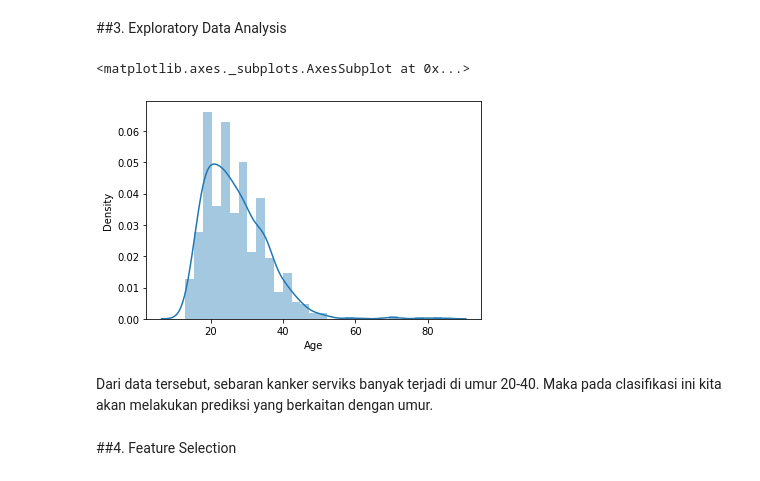
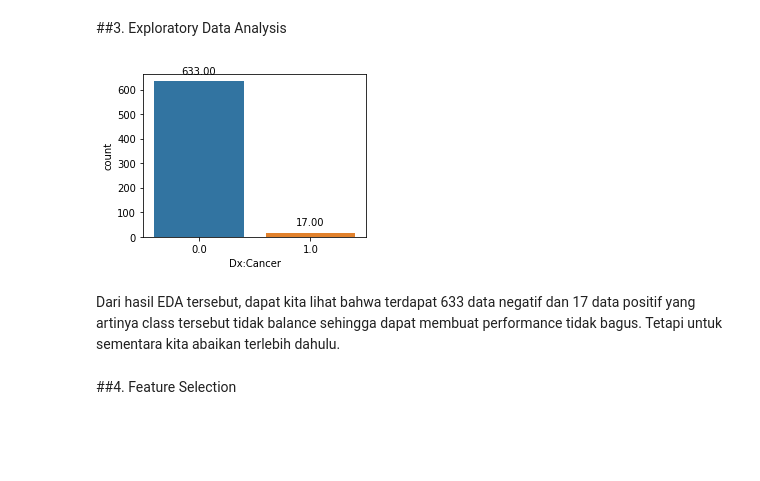
Before and after one commit to azizfath/bddm3, a Jupyter notebook: 20_11_3694_UAS.ipynb, the cells around one changed output. Cells and saved outputs as stored; diff of their text form; code cells hidden in the pictures; blank space fills up the shorter version.

```diff
--- a/20_11_3694_UAS.ipynb
+++ b/20_11_3694_UAS.ipynb
@@ -137,12 +212,15 @@ Kita biarkan terlebih dahulu data yang berupa object karena belum tentu akan dig
 # %% [markdown]
 ##3. Exploratory Data Analysis
-# %%
-#melihat potensi kanker serviks berdasar umur
-sns.distplot(df['Age'])
-# %% [output]
-<matplotlib.axes._subplots.AxesSubplot at 0x...>
-[figure, removed]
-# %% [markdown]
-Dari data tersebut, sebaran kanker serviks banyak terjadi di umur 20-40. Maka pada clasifikasi ini kita akan melakukan prediksi yang berkaitan dengan umur.
+# %%
+#melihat hasil diagnosis kanker serviks
+plt.figure(figsize=(4, 3))
+splot = sns.countplot(df['Dx:Cancer'])
+for p in splot.patches:
+  splot.annotate(format(p.get_height(), '.2f'), (p.get_x() + p.get_width() / 2., p.get_height()),  ha = 'center', va = 'center', xytext = (0, 10), textcoords = 'offset points')
+# %% [output]
+[figure, added]
+# %% [markdown]
+Dari hasil EDA tersebut, dapat kita lihat bahwa terdapat 633 data negatif dan 17 data positif yang artinya class tersebut tidak balance sehingga dapat membuat performance tidak bagus.
+Tetapi untuk sementara kita abaikan terlebih dahulu.
 # %% [markdown]
 ##4. Feature Selection
```
Also changed, not shown: parts of 38 cells of this notebook.
